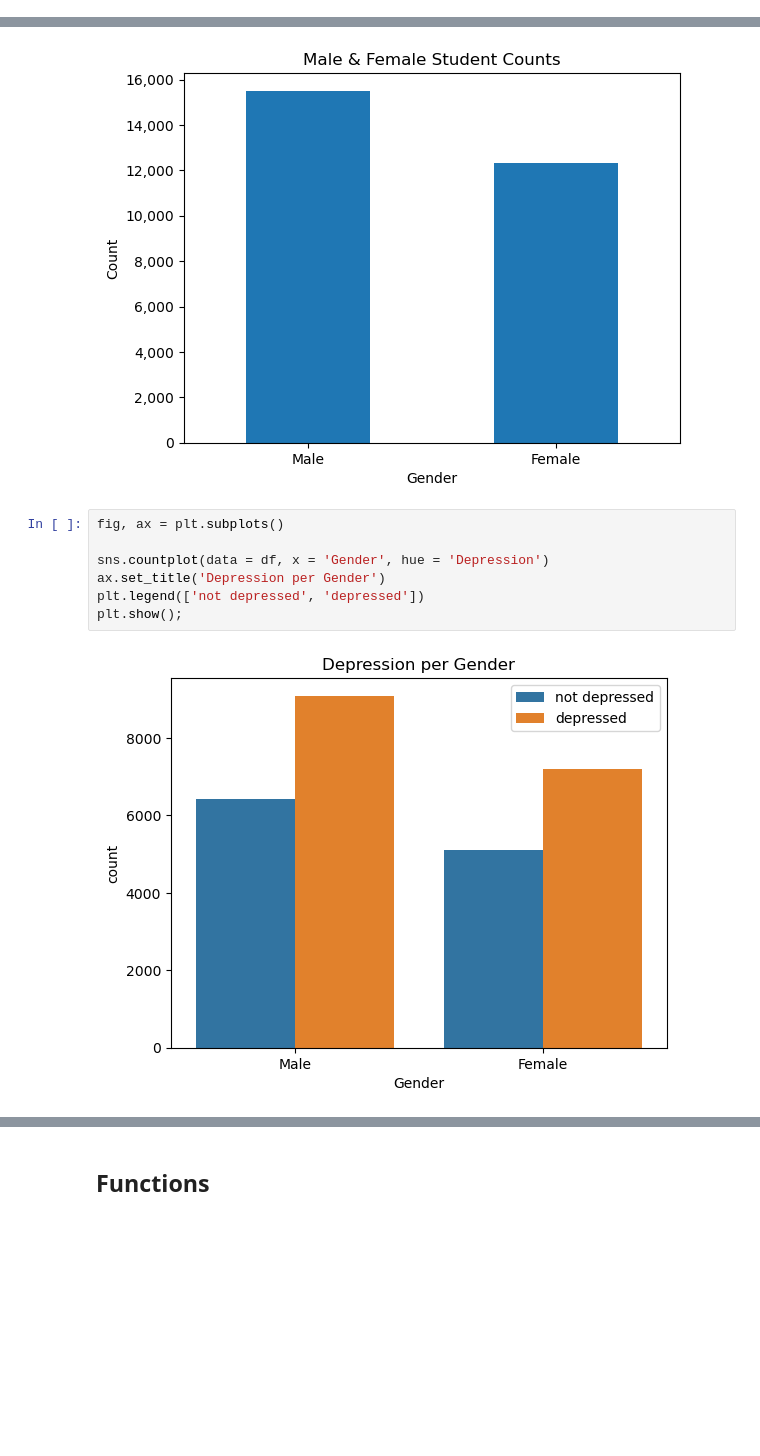
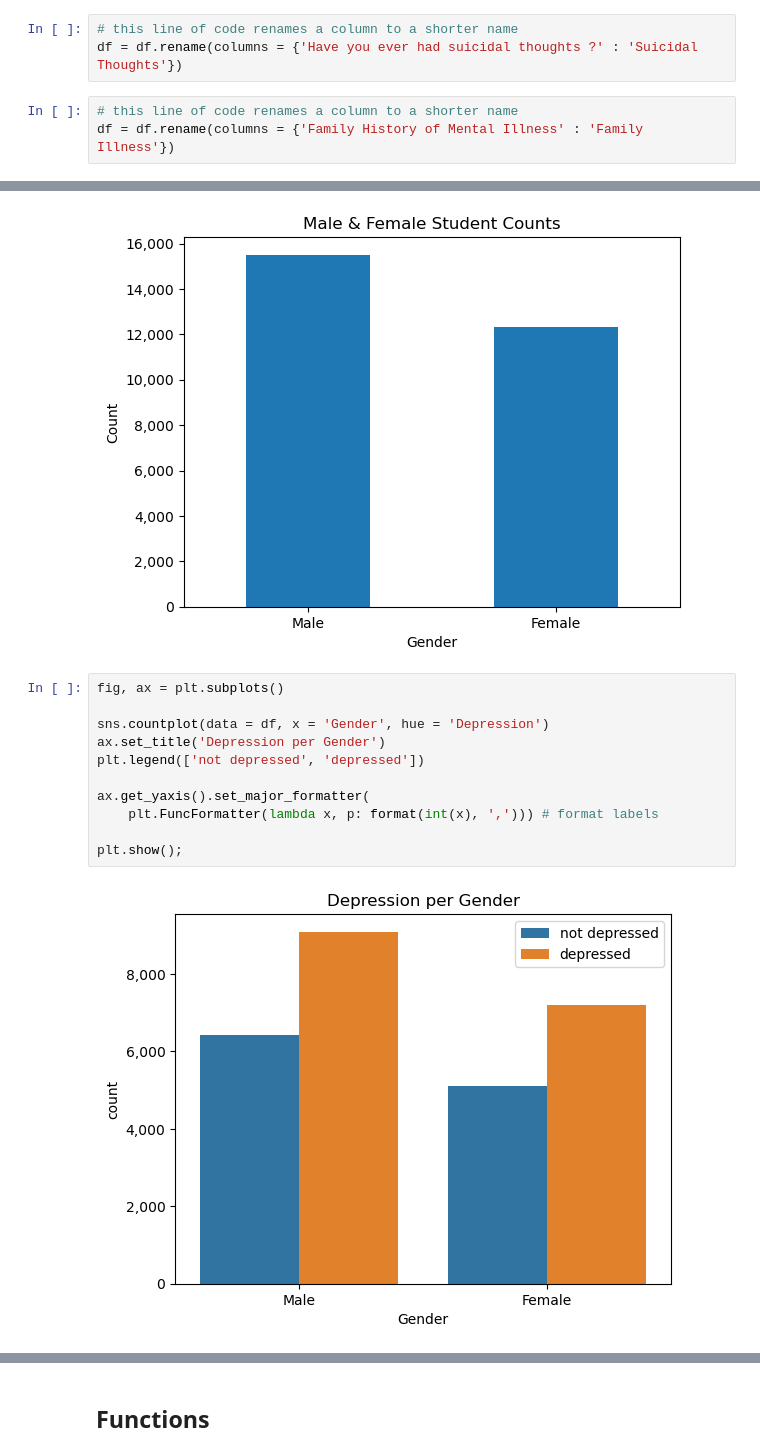
Before and after one commit to Djohnson1313/predicting_student_depression, a Jupyter notebook: predicting_student_depression.ipynb, the cells around one changed output, grey strips where cells are left out. Cells and saved outputs as stored; diff of their text form; blank space fills up the shorter version.

```diff
--- a/predicting_student_depression.ipynb
+++ b/predicting_student_depression.ipynb
@@ -87,6 +92,12 @@ df = df[df['Age'] <= 34]
 # %%
 # this line of code removes entries that are not students, as non-student entries are a very small minority
 df = df[df['Profession'] == 'Student']
+# %%
+# this line of code renames a column to a shorter name
+df = df.rename(columns = {'Have you ever had suicidal thoughts ?' : 'Suicidal Thoughts'})
+# %%
+# this line of code renames a column to a shorter name
+df = df.rename(columns = {'Family History of Mental Illness' : 'Family Illness'})
 # %% [markdown]
 ---
 # Data Understanding
@@ -118,12 +129,16 @@ plt.show();
 # %%
 fig, ax = plt.subplots()
 
 sns.countplot(data = df, x = 'Gender', hue = 'Depression')
 ax.set_title('Depression per Gender')
 plt.legend(['not depressed', 'depressed'])
+
+ax.get_yaxis().set_major_formatter(
+    plt.FuncFormatter(lambda x, p: format(int(x), ','))) # format labels
+
 plt.show();
 # %% [output]
-[figure, old version]
+[figure, new version]
 # %%
 fig, ax = plt.subplots()
 
```
Also changed, not shown: parts of 17 cells of this notebook.
